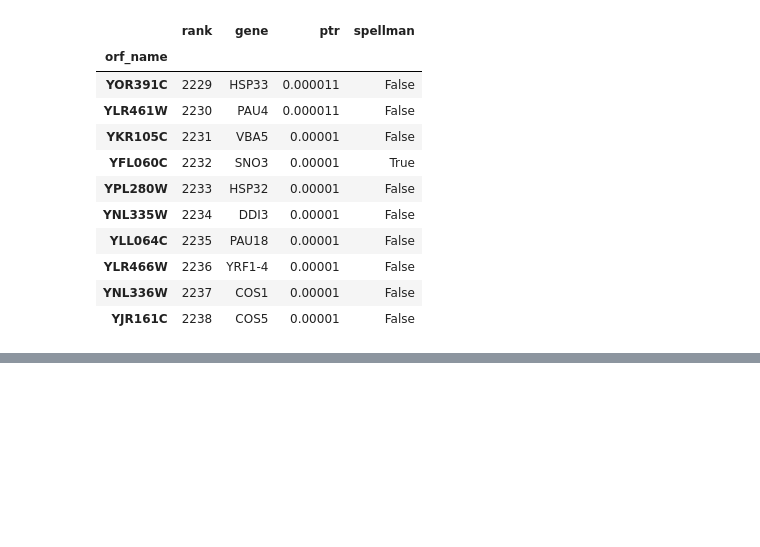
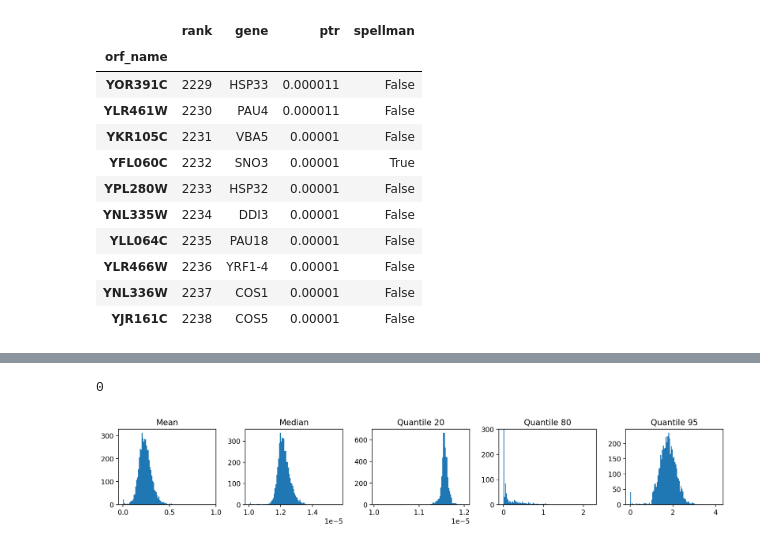
Before and after one commit to HarteminkLab/cell-cycle-deconv, a Jupyter notebook: 19_Chromatin_PTR_Analysis.ipynb, the cells around one changed output, grey strips where cells are left out. Cells and saved outputs as stored; diff of their text form; code cells hidden in the pictures; blank space fills up the shorter version.

Commit message:
Add to ptr analysis, summary metrics and exmaple plots

```diff
--- a/19_Chromatin_PTR_Analysis.ipynb
+++ b/19_Chromatin_PTR_Analysis.ipynb
@@ -104,0 +138,23 @@ peak_to_trough_analysis.k_sorted_genes.tail(10)
+# %%
+plt.figure(figsize=(16, 2))
+plt.subplots_adjust(wspace=0.3)
+plt.subplot(1, 5, 1)
+plt.hist(summary_ptrs['mean'], bins=100)
+plt.title("Mean")
+plt.subplot(1, 5, 2)
+plt.hist(summary_ptrs['median'], bins=100)
+plt.title("Median")
+plt.subplot(1, 5, 3)
+plt.hist(summary_ptrs['q20'], bins=100)
+plt.title("Quantile 20")
+plt.subplot(1, 5, 4)
+plt.hist(summary_ptrs['q80'], bins=100)
+plt.title("Quantile 80")
+plt.ylim(0, 300)
+plt.subplot(1, 5, 5)
+plt.hist(summary_ptrs['q95'], bins=100)
+plt.title("Quantile 95")
+0
+# %% [output]
+0
+[figure, added]
```
Also changed, not shown: parts of 7 cells of this notebook.
